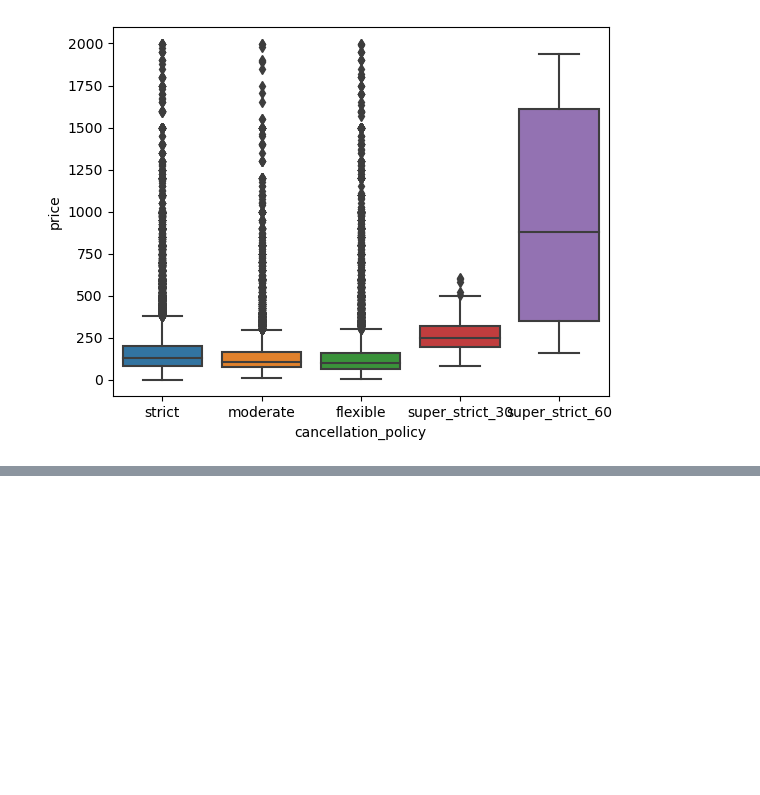
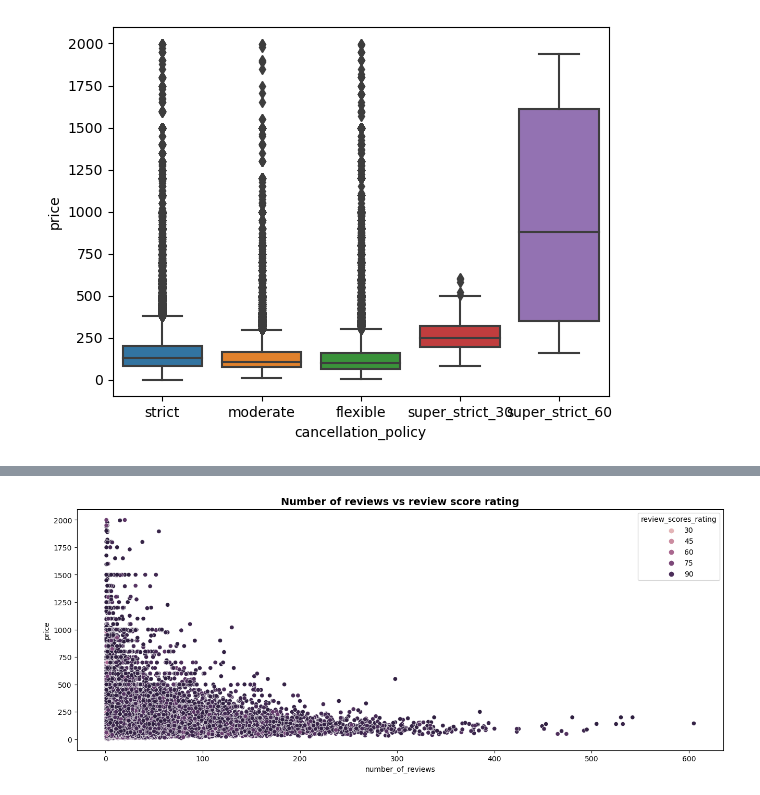
Before and after one commit to oamin12/Big-Data-Analysis-Project, a Jupyter notebook: More_Analysis.ipynb, the cells around one changed output, grey strips where cells are left out. Saved outputs shown, nothing was run; the diff lists cells and outputs as text; code cells hidden in the pictures; blank space fills up the shorter version.

```diff
--- a/More_Analysis.ipynb
+++ b/More_Analysis.ipynb
@@ -395,0 +419,8 @@ plt.show()
+# %%
+#plot the number of reviews vs the review score rating vs the price
+plt.figure(figsize=(16,6))
+sns.scatterplot(x='number_of_reviews', y='price', data=df, hue='review_scores_rating')
+plt.title('Number of reviews vs review score rating', fontsize=14, fontweight='bold')
+plt.show()
+# %% [output]
+[figure, added]
```
Also changed, not shown: parts of 11 cells of this notebook, 2 other files.
